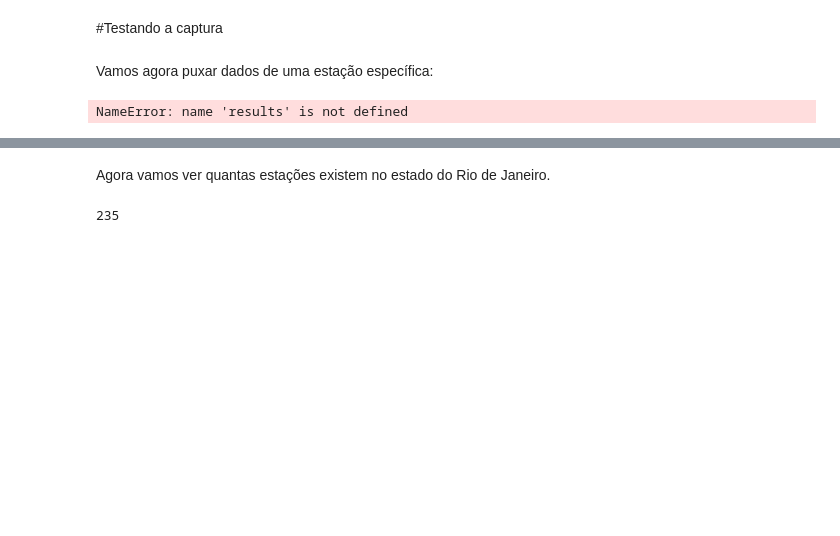
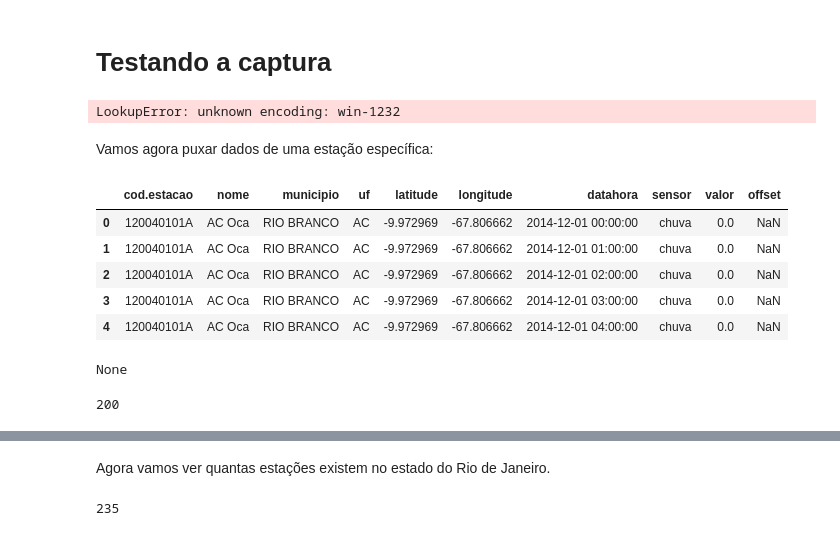
Before and after one commit to AlertaDengue/AlertaDengueCaptura, a Jupyter notebook: notebooks/cemaden.ipynb, the cells around one changed output, grey strips where cells are left out. Saved outputs shown, nothing was run; the diff lists cells and outputs as text; code cells hidden in the pictures; blank space fills up the shorter version.

Commit message:
Merge branch 'master' of github.com:fccoelho/AlertaDengueCaptura
# Conflicts:
#	utilities/fill_estados.py

```diff
--- a/notebooks/cemaden.ipynb
+++ b/notebooks/cemaden.ipynb
@@ -19,24 +21,37 @@ chave = "Chave no basecamp"
 # %% [markdown]
-#Testando a captura
+# Testando a captura
 # %%
 results = requests.get(base_url,params={'chave': chave,
                                         'inicio': 201412010000,
                                         'fim': 201412010300,
                                         'uf': "RJ"})
-with codecs.open('clima.csv', 'w', encoding='utf-8') as fd:
-    fd.write(results.text)
+dfrj = pd.read_csv(StringIO(results.text), sep=';', encoding='win-1232',skiprows=1)
+dfrj[dfrj['cod.estacao']=='330575202A'].head()
+# with codecs.open('clima.csv', 'w', encoding='utf-8') as fd:
+#     fd.write(results.text)
+# %% [output]
+LookupError: unknown encoding: win-1232
 # %% [markdown]
 Vamos agora puxar dados de uma estação específica:
 # %%
 estacao = "120040101A"
 results = requests.get(url_pcd,params={'chave': chave,
                                         'inicio': 201412010000,
                                         'fim': 201412012359,
                                         'codigo':"120040101A"})
-with codecs.open('clima_{}.csv'.format(estacao), 'w', encoding='iso-8859-1') as fd:
-    fd.write(results.text)
+
+dfest = pd.read_csv(StringIO(results.text), sep=';', encoding='latin-1',skiprows=1)
+dfest.head()
+# %% [output]
+|  | cod.estacao | nome | municipio | uf | latitude | longitude | datahora | sensor | valor | offset |
+| 0 | 120040101A | AC Oca | RIO BRANCO | AC | -9.972969 | -67.806662 | 2014-12-01 00:00:00 | chuva | 0.0 | NaN |
+| 1 | 120040101A | AC Oca | RIO BRANCO | AC | -9.972969 | -67.806662 | 2014-12-01 01:00:00 | chuva | 0.0 | NaN |
+| 2 | 120040101A | AC Oca | RIO BRANCO | AC | -9.972969 | -67.806662 | 2014-12-01 02:00:00 | chuva | 0.0 | NaN |
+| 3 | 120040101A | AC Oca | RIO BRANCO | AC | -9.972969 | -67.806662 | 2014-12-01 03:00:00 | chuva | 0.0 | NaN |
+| 4 | 120040101A | AC Oca | RIO BRANCO | AC | -9.972969 | -67.806662 | 2014-12-01 04:00:00 | chuva | 0.0 | NaN |
 # %%
-print results.encoding
+print(results.encoding)
 results.status_code
 # %% [output]
-NameError: name 'results' is not defined
+None
+200
```
Also changed, not shown: parts of 12 cells of this notebook, 3 other files.
